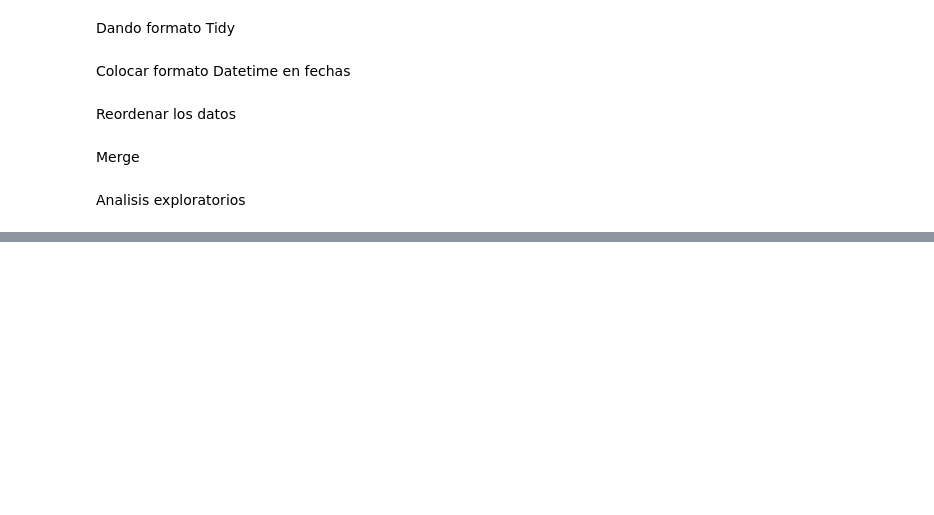
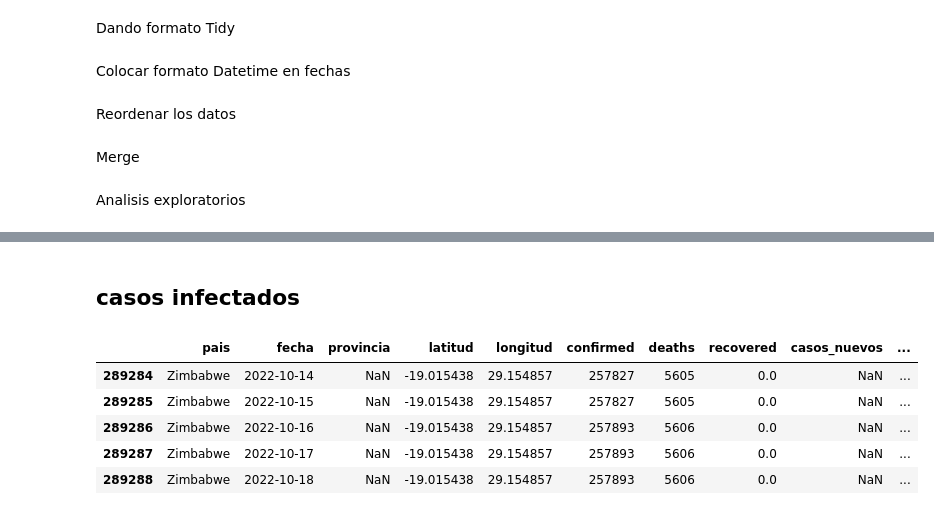
Before and after one commit to raulangelj/DS-Lab8, a Jupyter notebook: Laboratorio8.ipynb, the cells around one changed output, grey strips where cells are left out. Saved outputs shown, nothing was run; the diff lists cells and outputs as text; code cells hidden in the pictures; blank space fills up the shorter version.

```diff
--- a/Laboratorio8.ipynb
+++ b/Laboratorio8.ipynb
@@ -195,0 +227,2 @@ Distribution Analysis - Histogram
+# %% [markdown]
+## casos infectados
@@ -195,0 +231,9 @@ Distribution Analysis - Histogram
+# %%
+df_covid.tail()
+# %% [output]
+|  | pais | fecha | provincia | latitud | longitud | confirmed | deaths | recovered | casos_nuevos | ... |
+| 289284 | Zimbabwe | 2022-10-14 | NaN | -19.015438 | 29.154857 | 257827 | 5605 | 0.0 | NaN | ... |
+| 289285 | Zimbabwe | 2022-10-15 | NaN | -19.015438 | 29.154857 | 257827 | 5605 | 0.0 | NaN | ... |
+| 289286 | Zimbabwe | 2022-10-16 | NaN | -19.015438 | 29.154857 | 257893 | 5606 | 0.0 | NaN | ... |
+| 289287 | Zimbabwe | 2022-10-17 | NaN | -19.015438 | 29.154857 | 257893 | 5606 | 0.0 | NaN | ... |
+| 289288 | Zimbabwe | 2022-10-18 | NaN | -19.015438 | 29.154857 | 257893 | 5606 | 0.0 | NaN | ... |
```
Also changed, not shown: parts of 20 cells of this notebook, 3 other files.
